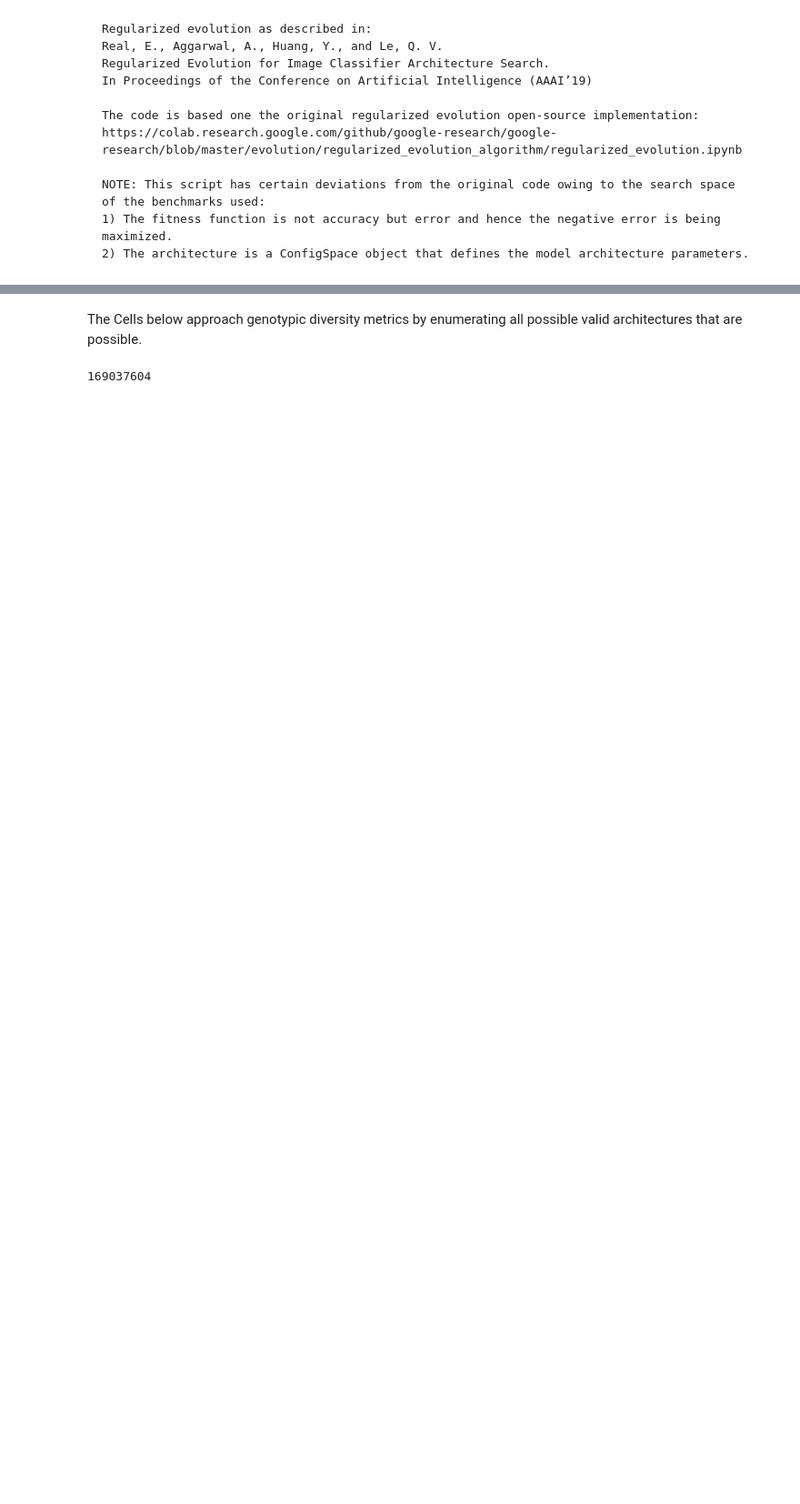
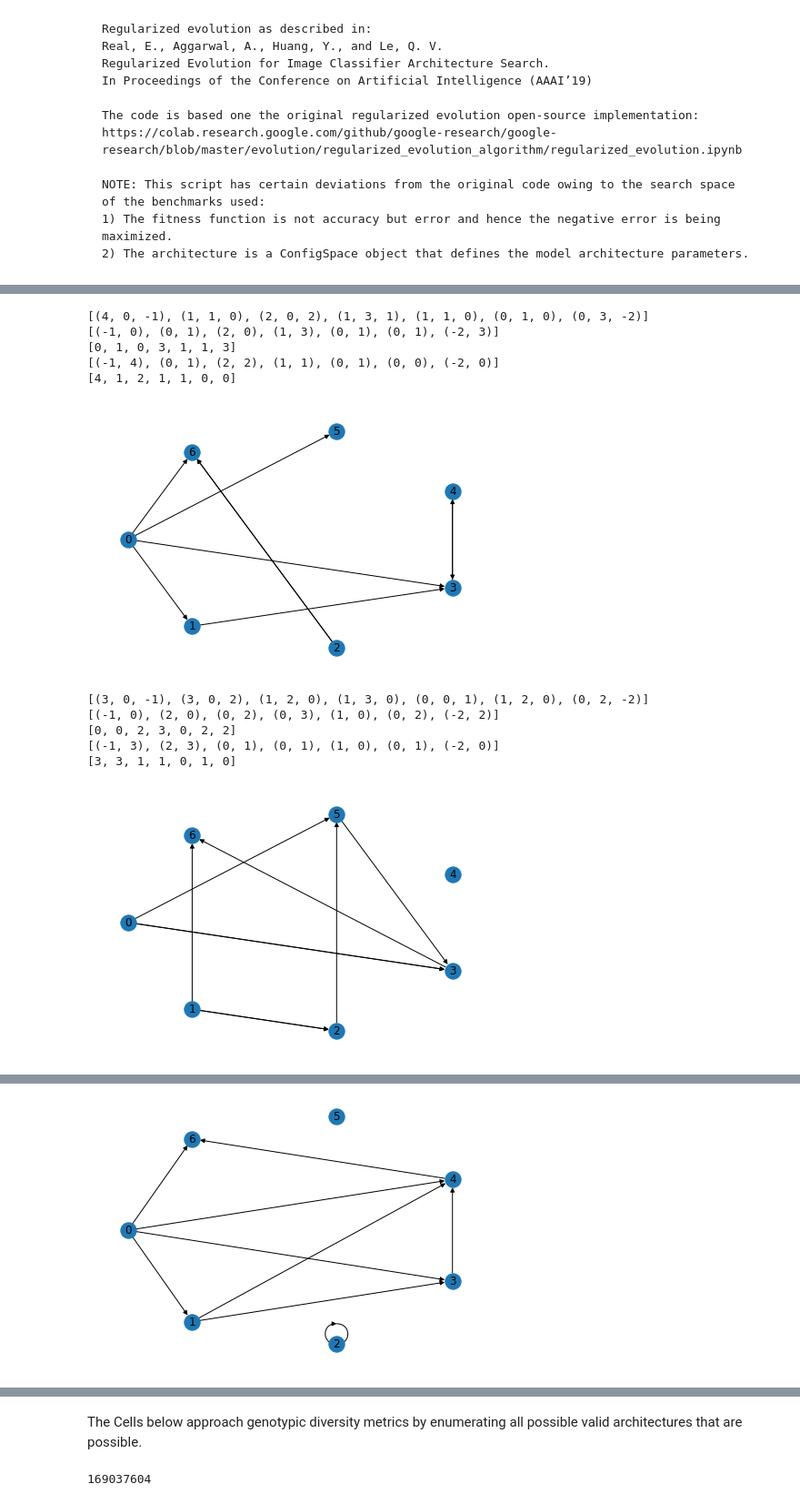
Before and after one commit to jdonovanCS/CS-352-Evolutionary-Computation, a Jupyter notebook: project/EvoNASNet.ipynb, the cells around one changed output, grey strips where cells are left out. Shown at 91% size. Drawn from its saved outputs; the diff is of its cells as text; code cells hidden in the pictures; blank space fills up the shorter version.

```diff
--- a/project/EvoNASNet.ipynb
+++ b/project/EvoNASNet.ipynb
@@ -408,0 +428,78 @@ plot_mean_and_bootstrapped_ci_multiple(input_data=[np.transpose(x)[10:n_iters] f
+# %%
+# This cell explores how architectures that have different model_specs or hashes can actually be the same model overall
+ops_choices = ['conv3x3-bn-relu', 'conv1x1-bn-relu', 'maxpool3x3']
+for config in [x[-1] for x in solution_results['fitness']]:
+    matrix = np.zeros([7, 7], dtype=np.int8)
+    idx = np.triu_indices(matrix.shape[0], k=1)
+    for i in range(7 * (7 - 1) // 2):
+        row = idx[0][i]
+        col = idx[1][i]
+        matrix[row, col] = config["edge_%d" % i]
+    labeling = [config["op_node_%d" % i] for i in range(5)]
+    labeling = ['input'] + list(labeling) + ['output']
+
+    in_edges = np.sum(matrix, axis=0).tolist()
+    out_edges = np.sum(matrix, axis=1).tolist()
+    labeling = [-1]+[ops_choices.index(x) for x in labeling[1:-1]]+[-2]
+    hashes = list(zip(out_edges, in_edges, labeling))
+    in_edges = list(zip(labeling, in_edges))
+    out_edges = list(zip(labeling, out_edges))
+    print(hashes)
+#     print()
+    hashes = [hashlib.md5(str(h).encode('utf-8')).hexdigest() for h in hashes]
+  # Computing this up to the diameter is probably sufficient but since the
+  # operation is fast, it is okay to repeat more times.
+    for _ in range(7):
+        new_hashes = []
+        for v in range(7):
+            in_neighbors = [hashes[w] for w in range(7) if matrix[w, v]]
+            out_neighbors = [hashes[w] for w in range(7) if matrix[v, w]]
+            new_hashes.append(hashlib.md5(
+          (''.join(sorted(in_neighbors)) + '|' +
+           ''.join(sorted(out_neighbors)) + '|' +
+           hashes[v]).encode('utf-8')).hexdigest())
+        hashes = new_hashes
+    fingerprint = hashlib.md5(str(sorted(hashes)).encode('utf-8')).hexdigest()
+
+    # Going to need to actually functionally construct the graphs then use is_isomorphic across all of them to see if they are the same
+    print(in_edges)
+    print([i[1] for i in in_edges])
+    print(out_edges)
+    print([o[1] for o in out_edges])
+    D = nx.directed_configuration_model([i[1] for i in in_edges], [o[1] for o in out_edges])
+#     D = nx.DiGraph(D)
+    pos = nx.shell_layout(D)
+    nx.draw(D, pos=pos, with_labels=True) #labels=[0,1,2,3,4,5,6])
+    plt.show()
+#     print(fingerprint)
+#     print()
+
+
+# print(matrix)
+# print(matrix.shape[0])
+# print(np.sum(matrix, axis=0))
+# print(np.sum(matrix, axis=1))
+# in_edges = np.sum(matrix, axis=0).tolist()
+# out_edges = np.sum(matrix, axis=1).tolist()
+# labeling = [-1]+['conv3x3-bn-relu' for i in range(5)]+[-2]
+# hashes = list(zip(out_edges, in_edges, labeling))
+# print(hashes)
+
+print([x[-1] for x in fitness_results['fitness']])
+print([x[-1] for x in fitness_results['regularized']])
+
+# print([x[-1] for x in solution_results['fitness']])
+# print([x[-1] for x in solution_results['regularized']])
+# %% [output]
+[(4, 0, -1), (1, 1, 0), (2, 0, 2), (1, 3, 1), (1, 1, 0), (0, 1, 0), (0, 3, -2)]
+[(-1, 0), (0, 1), (2, 0), (1, 3), (0, 1), (0, 1), (-2, 3)]
+[0, 1, 0, 3, 1, 1, 3]
+[(-1, 4), (0, 1), (2, 2), (1, 1), (0, 1), (0, 0), (-2, 0)]
+[4, 1, 2, 1, 1, 0, 0]
+[figure, added]
+[(3, 0, -1), (3, 0, 2), (1, 2, 0), (1, 3, 0), (0, 0, 1), (1, 2, 0), (0, 2, -2)]
+[(-1, 0), (2, 0), (0, 2), (0, 3), (1, 0), (0, 2), (-2, 2)]
+[0, 0, 2, 3, 0, 2, 2]
+[(-1, 3), (2, 3), (0, 1), (0, 1), (1, 0), (0, 1), (-2, 0)]
+[3, 3, 1, 1, 0, 1, 0]
+[figure, added]
@@ -408,0 +511 @@ plot_mean_and_bootstrapped_ci_multiple(input_data=[np.transpose(x)[10:n_iters] f
+[figure, added]
```
Also changed, not shown: parts of 8 cells of this notebook.
